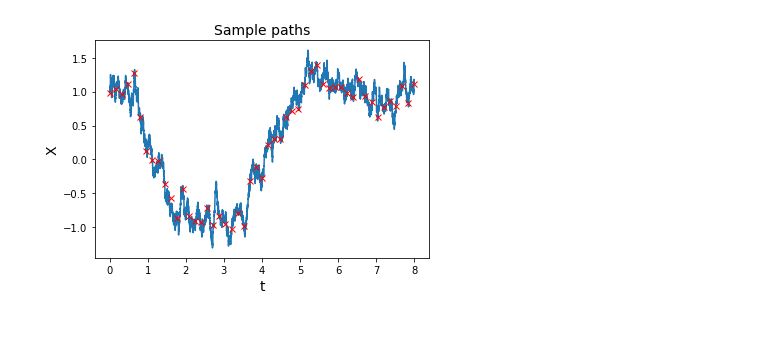
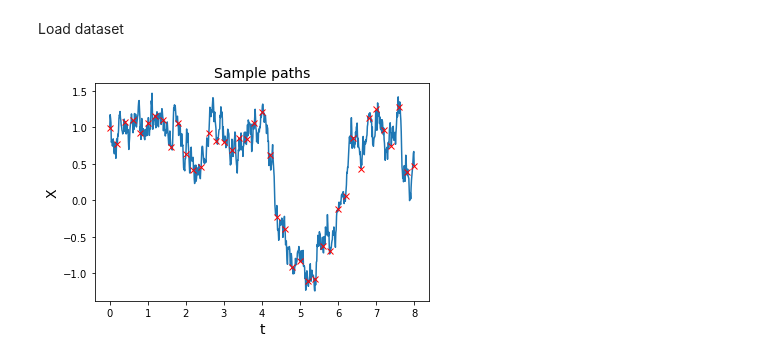
Before and after one commit to thysics/VI_SDE, a Jupyter notebook: ARCHAM_EX02.ipynb, the cells around one changed output. Drawn from its saved outputs; the diff is of its cells as text; code cells hidden in the pictures; blank space fills up the shorter version.

```diff
--- a/ARCHAM_EX02.ipynb
+++ b/ARCHAM_EX02.ipynb
@@ -116,14 +97,25 @@ obs_time = t[::200]
+# %% [markdown]
+Load dataset
+# %%
+with open('EX02_DW', 'rb') as f:
+    prior = pickle.load(f)
+    likelihood = pickle.load(f)
+    std = pickle.load(f)
 # %%
 def prior_drift (s, x_s):
     return 4 * x_s * (1 - (x_s ** 2))
+# %%
+true_sde_pts, true_sde_trj = prior[0], prior[1]
+obs, obs_time = likelihood[0], likelihood[1]
+sde_sigma, obs_sigma = std[0], std[1]
 # %%
 # Plot paths
-plt.plot(t,X)
-plt.plot(t[::200], obs, "rx")
+plt.plot(true_sde_pts,true_sde_trj)
+plt.plot(obs_time, obs, "rx")
 plt.xlabel("t", fontsize=14)
 plt.ylabel("X", fontsize=14)
 plt.title("Sample paths", fontsize=14)
 plt.show()
 # %% [output]
-[figure, old version]
+[figure, new version]
 # %%
```
Also changed, not shown: parts of 9 cells of this notebook, 48 other files.
